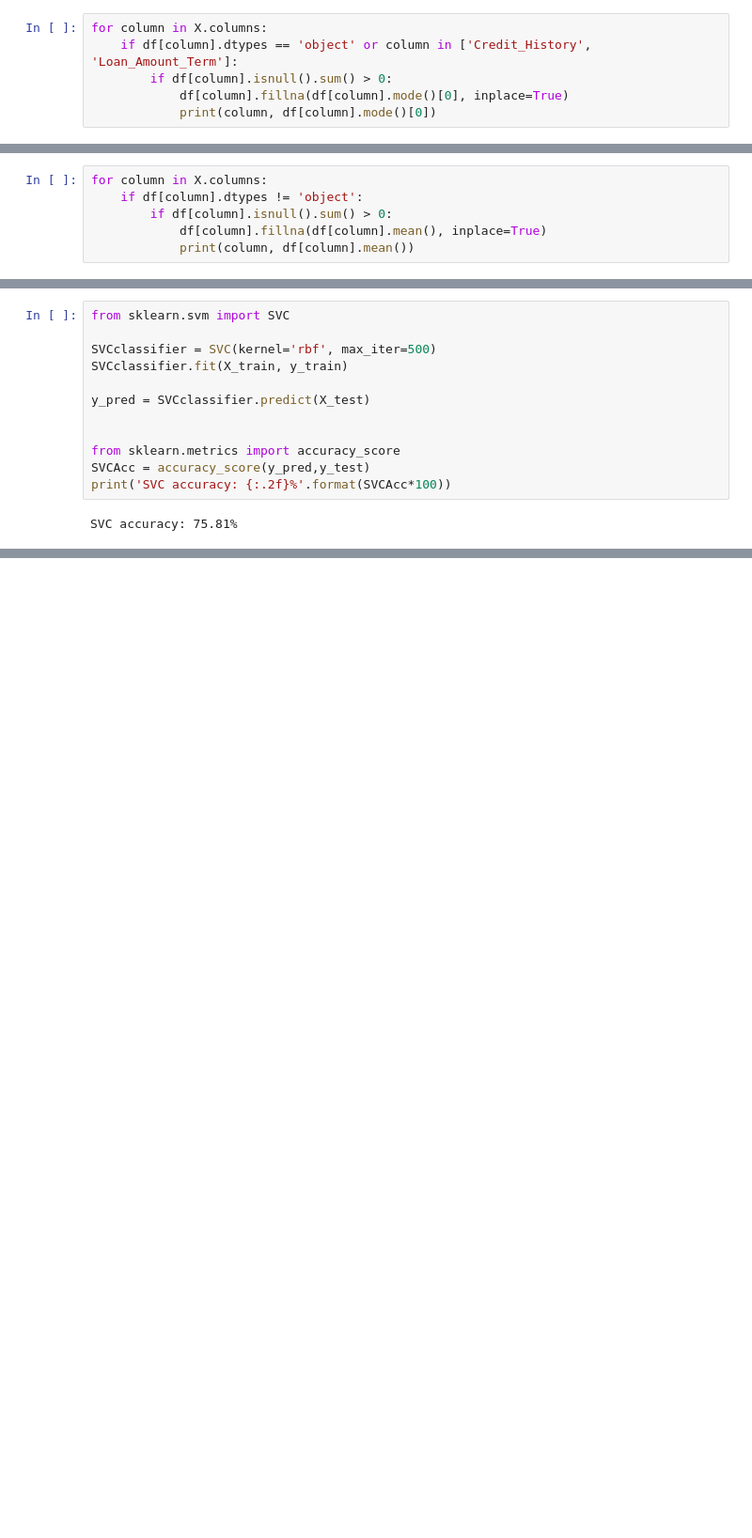
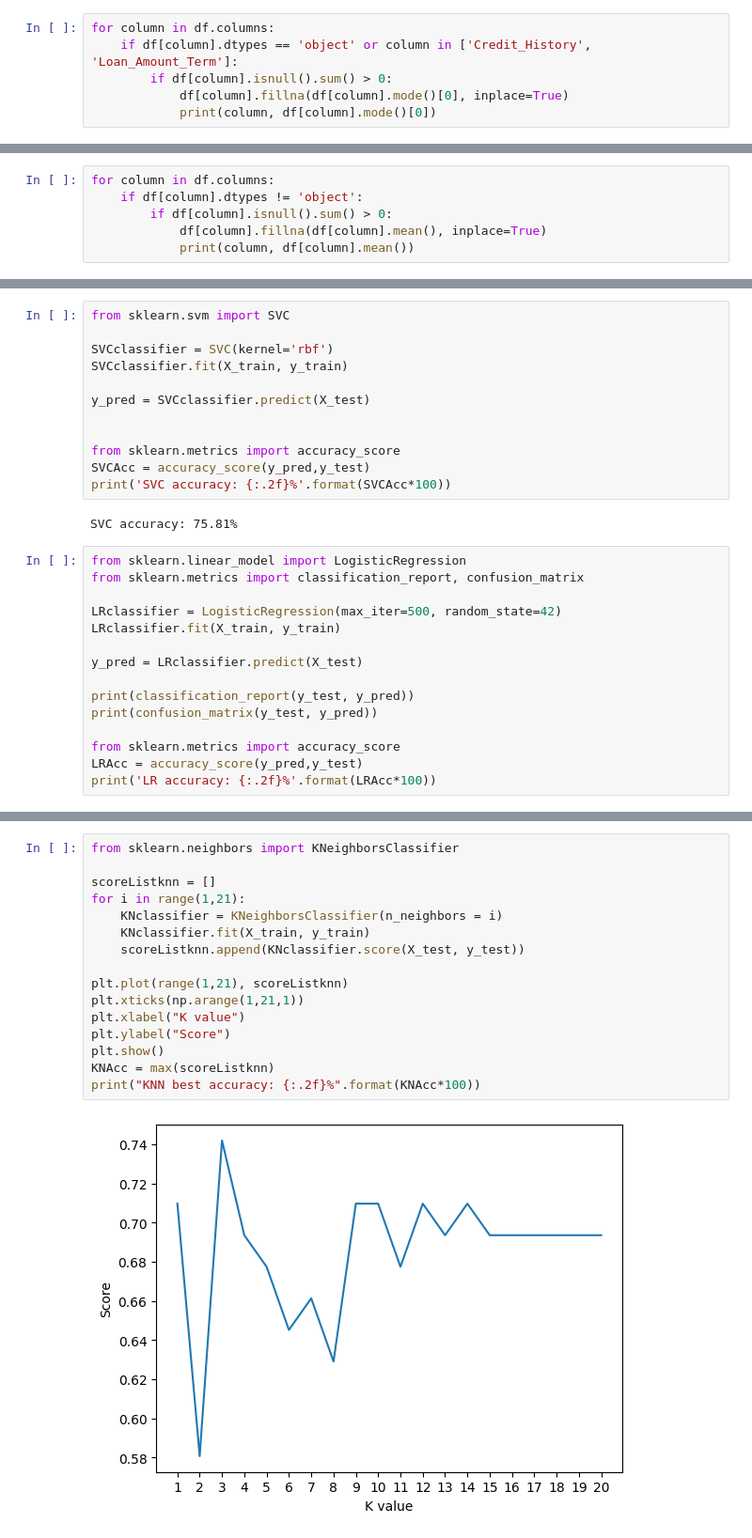
Before and after one commit to nvbinh15/credit-assessment-microservice, a Jupyter notebook: loan_prediction.ipynb, the cells around one changed output, grey strips where cells are left out. Shown: that part at 94% size. Drawn from its saved outputs; the diff is of its cells as text; blank space fills up the shorter version.

Commit message:
Update loan prediction

```diff
--- a/loan_prediction.ipynb
+++ b/loan_prediction.ipynb
@@ -42,5 +66,5 @@ df.drop(columns=['Loan_ID'], inplace=True)
 # %%
-for column in X.columns:
+for column in df.columns:
     if df[column].dtypes == 'object' or column in ['Credit_History', 'Loan_Amount_Term']:
         if df[column].isnull().sum() > 0:
             df[column].fillna(df[column].mode()[0], inplace=True)
@@ -53,7 +77,7 @@ Self_Employed No
 Loan_Amount_Term 360.0
 Credit_History 1.0
 # %%
-for column in X.columns:
+for column in df.columns:
     if df[column].dtypes != 'object':
         if df[column].isnull().sum() > 0:
             df[column].fillna(df[column].mean(), inplace=True)
@@ -90,7 +120,7 @@ X_train, X_test, y_train, y_test = train_test_split(X, y, test_size=0.1, random_
 # %%
 from sklearn.svm import SVC
 
-SVCclassifier = SVC(kernel='rbf', max_iter=500)
+SVCclassifier = SVC(kernel='rbf')
 SVCclassifier.fit(X_train, y_train)
 
 y_pred = SVCclassifier.predict(X_test)
@@ -101,3 +131,18 @@ SVCAcc = accuracy_score(y_pred,y_test)
 print('SVC accuracy: {:.2f}%'.format(SVCAcc*100))
 # %% [output]
 SVC accuracy: 75.81%
+# %%
+from sklearn.linear_model import LogisticRegression
+from sklearn.metrics import classification_report, confusion_matrix
+
+LRclassifier = LogisticRegression(max_iter=500, random_state=42)
+LRclassifier.fit(X_train, y_train)
+
+y_pred = LRclassifier.predict(X_test)
+
+print(classification_report(y_test, y_pred))
+print(confusion_matrix(y_test, y_pred))
+
+from sklearn.metrics import accuracy_score
+LRAcc = accuracy_score(y_pred,y_test)
+print('LR accuracy: {:.2f}%'.format(LRAcc*100))
@@ -103,0 +162,18 @@ SVC accuracy: 75.81%
+# %%
+from sklearn.neighbors import KNeighborsClassifier
+
+scoreListknn = []
+for i in range(1,21):
+    KNclassifier = KNeighborsClassifier(n_neighbors = i)
+    KNclassifier.fit(X_train, y_train)
+    scoreListknn.append(KNclassifier.score(X_test, y_test))
+
+plt.plot(range(1,21), scoreListknn)
+plt.xticks(np.arange(1,21,1))
+plt.xlabel("K value")
+plt.ylabel("Score")
+plt.show()
+KNAcc = max(scoreListknn)
+print("KNN best accuracy: {:.2f}%".format(KNAcc*100))
+# %% [output]
+[figure, added]
```
Also changed, not shown: parts of 9 cells of this notebook.
